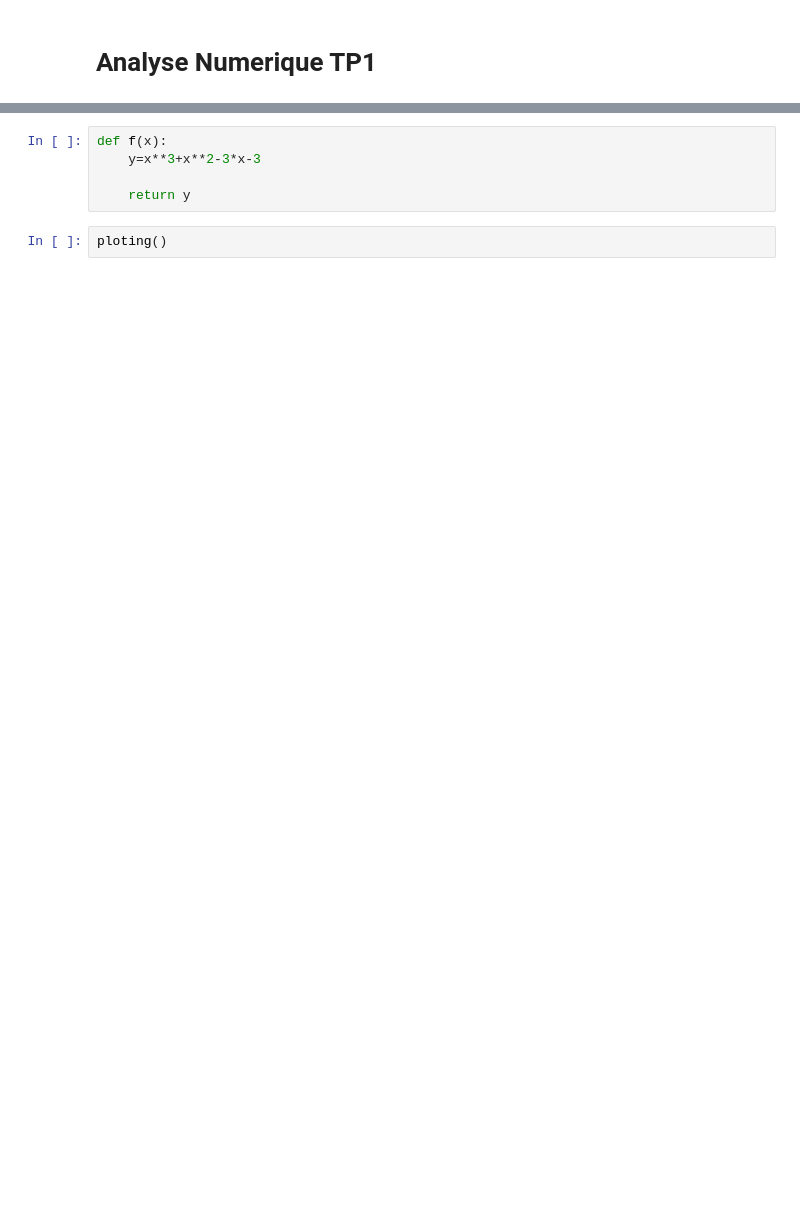
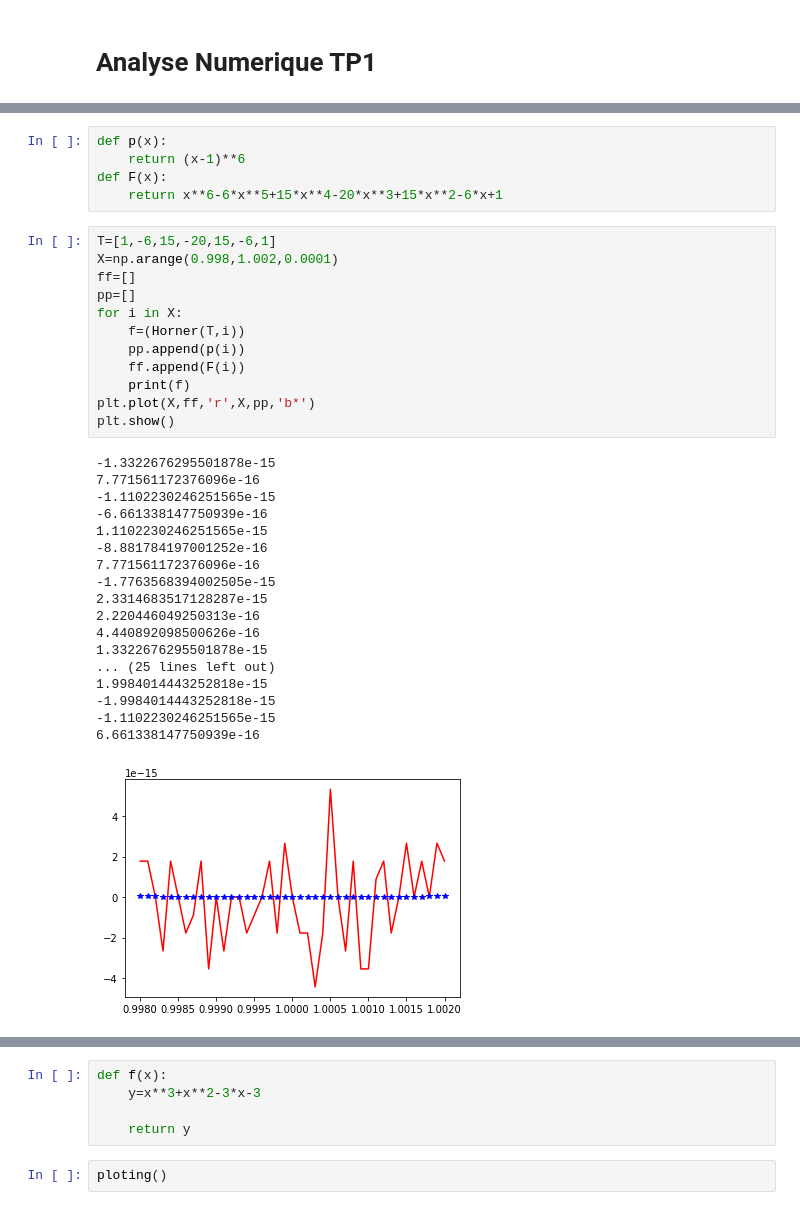
Before and after one commit to Noexperience-Team/Analyse_numeriqueTP, a Jupyter notebook: Analyse_numerique_TP1.ipynb, the cells around one changed output, grey strips where cells are left out. Cells and saved outputs as stored; diff of their text form; blank space fills up the shorter version.

```diff
--- a/Analyse_numerique_TP1.ipynb
+++ b/Analyse_numerique_TP1.ipynb
@@ -6,3 +15,39 @@ from numpy import linspace
+# %%
+def p(x):
+    return (x-1)**6
+def F(x):
+    return x**6-6*x**5+15*x**4-20*x**3+15*x**2-6*x+1
+# %%
+T=[1,-6,15,-20,15,-6,1]
+X=np.arange(0.998,1.002,0.0001)
+ff=[]
+pp=[]
+for i in X:
+    f=(Horner(T,i))
+    pp.append(p(i))
+    ff.append(F(i))
+    print(f)
+plt.plot(X,ff,'r',X,pp,'b*')
+plt.show()
+# %% [output]
+-1.3322676295501878e-15
+7.771561172376096e-16
+-1.1102230246251565e-15
+-6.661338147750939e-16
+1.1102230246251565e-15
+-8.881784197001252e-16
+7.771561172376096e-16
+-1.7763568394002505e-15
+2.3314683517128287e-15
+2.220446049250313e-16
+4.440892098500626e-16
+1.3322676295501878e-15
+... (25 lines left out)
+1.9984014443252818e-15
+-1.9984014443252818e-15
+-1.1102230246251565e-15
+6.661338147750939e-16
+[figure, added]
 # %%
 
 def ploting(x=False):
```
Also changed, not shown: parts of 7 cells of this notebook.
